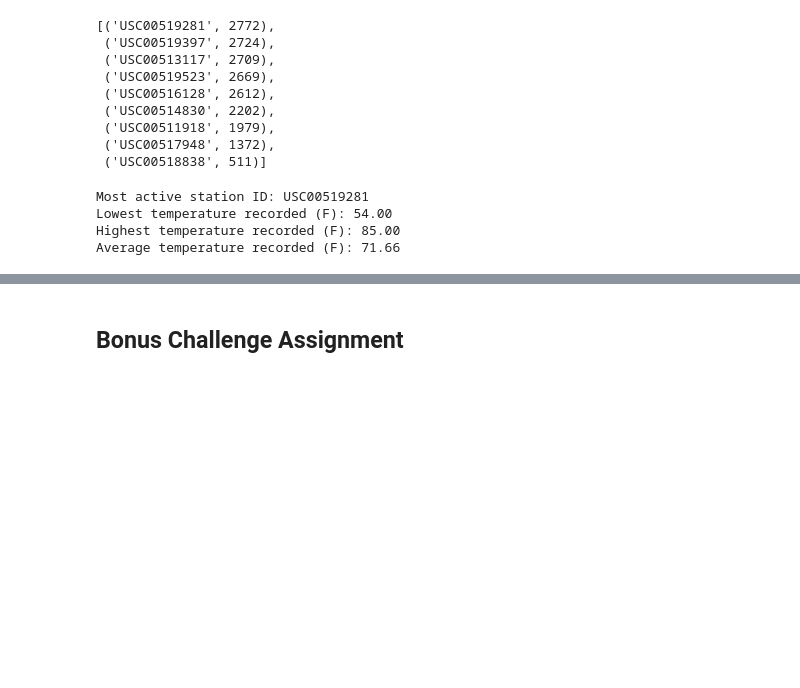
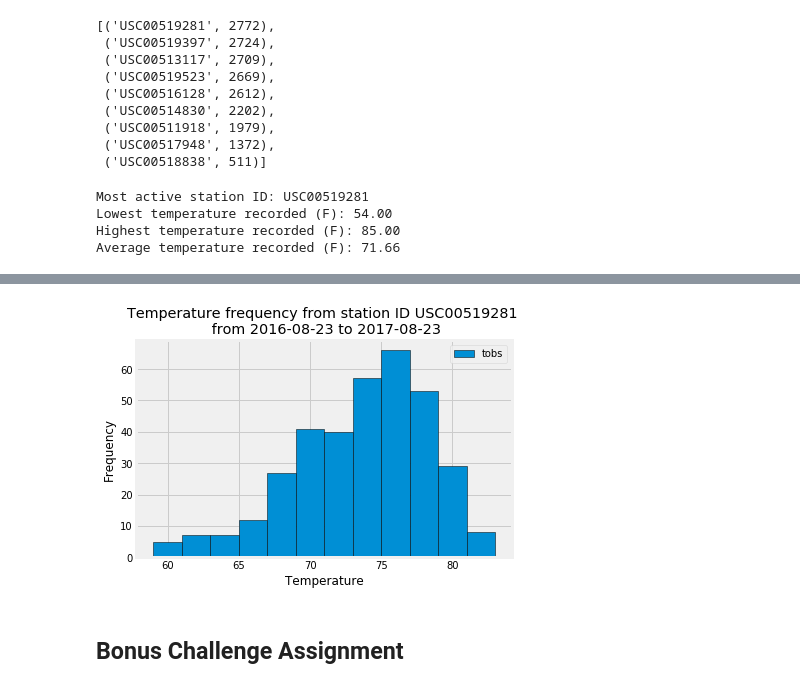
Before and after one commit to Autonomousse/SQLAlchemy-Climate-Analysis, a Jupyter notebook: climate_starter.ipynb, the cells around one changed output, grey strips where cells are left out. Drawn from its saved outputs; the diff is of its cells as text; code cells hidden in the pictures; blank space fills up the shorter version.

```diff
--- a/climate_starter.ipynb
+++ b/climate_starter.ipynb
@@ -174,3 +162,23 @@ Average temperature recorded (F): 71.66
+# %%
+# Choose the station with the highest number of temperature observations.
+# Query the last 12 months of temperature observation data for this station and plot the results as a histogram
+
+# First write a query to get all the temperature observations for the most active station over the last year
+most_active_station_tobs = session.query(Measurement.tobs).\
+    filter(Measurement.station == active_stations[0][0]).\
+    filter(Measurement.date >= one_year)
+
+# Create a data frame from the query
+tobs_hist = pd.DataFrame(most_active_station_tobs, columns=["tobs"])
+
+# Plot the histogram and add all labels
+plt.hist(tobs_hist["tobs"], bins=12, edgecolor='black')
+plt.legend(labels=[tobs_hist.columns.values[0]])
+plt.ylabel("Frequency")
+plt.xlabel("Temperature")
+plt.title(f"Temperature frequency from station ID {active_stations[0][0]} \n from {one_year} to {most_current[0]}");
+# %% [output]
+[figure, added]
 # %% [markdown]
 ## Bonus Challenge Assignment
 # %%
```
Also changed, not shown: parts of 2 cells of this notebook.
